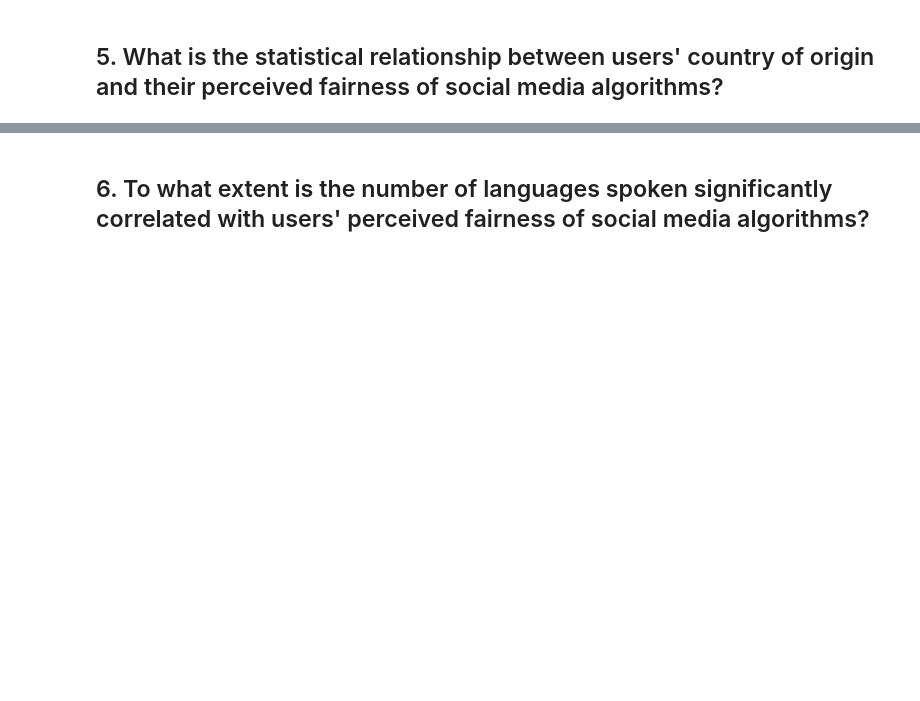
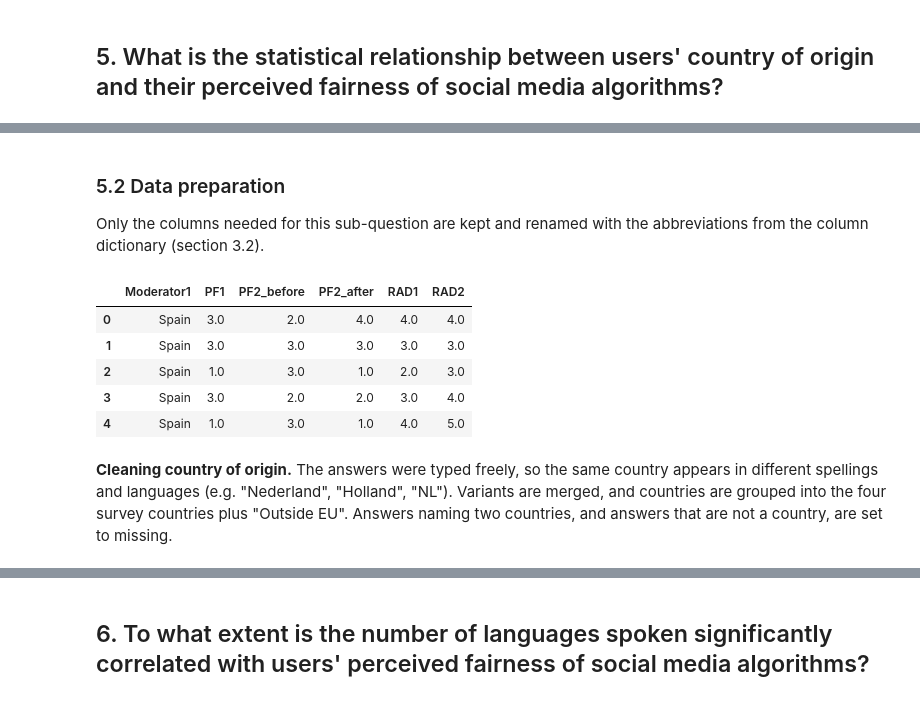
Before and after one commit to sbhmxn5bsq-rgb/Business-Statistics-26-27-Block-1-, a Jupyter notebook: Business_Statistics_Gr_13.ipynb, the cells around one changed output, grey strips where cells are left out. Drawn from its saved outputs; the diff is of its cells as text; code cells hidden in the pictures; blank space fills up the shorter version.

```diff
--- a/Business_Statistics_Gr_13.ipynb
+++ b/Business_Statistics_Gr_13.ipynb
@@ -173,0 +191,31 @@ df.columns.to_list()
+# %% [markdown]
+<h3>5.2 Data preparation</h3>
+
+Only the columns needed for this sub-question are kept and renamed with the abbreviations from the column dictionary (section 3.2).
+# %%
+# Author: Zein
+cols = {                                                                     # the 6 columns we need: long Excel name -> short code (section 3.2)
+    "What is your country of origin?": "Moderator1",                         # groups: country of origin
+    "I trust the algorithm to recommend me content fairly": "PF1",           # perceived fairness item 1
+    "I think social media is fair": "PF2_before",                            # perceived fairness item 2 (start of survey)
+    "I think social media is fair2": "PF2_after",                            # same question again (end of survey)
+    "I feel I am in control of my feed": "RAD1",                             # autonomy item 1 (for the SEM)
+    "I can influence the type of content I get on my feed": "RAD2",          # autonomy item 2 (for the SEM)
+}
+df_origin = df_origin[list(cols)].rename(columns=cols)                       # keep only these 6 columns and rename them
+
+# Likert answers -> numbers 1-5
+likert = {"Strongly disagree": 1, "Disagree": 2, "Neutral": 3, "Agree": 4, "Strongly agree": 5}   # text -> number
+for c in ["PF1", "PF2_before", "PF2_after", "RAD1", "RAD2"]:                 # repeat for each Likert column (not country)
+    df_origin[c] = df_origin[c].astype(str).str.strip().map(likert)          # to text, cut spaces, look up number; no match -> NaN
+
+df_origin.head()                                                             # show the first 5 rows as a check
+# %% [output]
+|  | Moderator1 | PF1 | PF2_before | PF2_after | RAD1 | RAD2 |
+| 0 | Spain | 3.0 | 2.0 | 4.0 | 4.0 | 4.0 |
+| 1 | Spain | 3.0 | 3.0 | 3.0 | 3.0 | 3.0 |
+| 2 | Spain | 1.0 | 3.0 | 1.0 | 2.0 | 3.0 |
+| 3 | Spain | 3.0 | 2.0 | 2.0 | 3.0 | 4.0 |
+| 4 | Spain | 1.0 | 3.0 | 1.0 | 4.0 | 5.0 |
+# %% [markdown]
+**Cleaning country of origin.** The answers were typed freely, so the same country appears in different spellings and languages (e.g. "Nederland", "Holland", "NL"). Variants are merged, and countries are grouped into the four survey countries plus "Outside EU". Answers naming two countries, and answers that are not a country, are set to missing.
```
Also changed, not shown: parts of 18 cells of this notebook.
